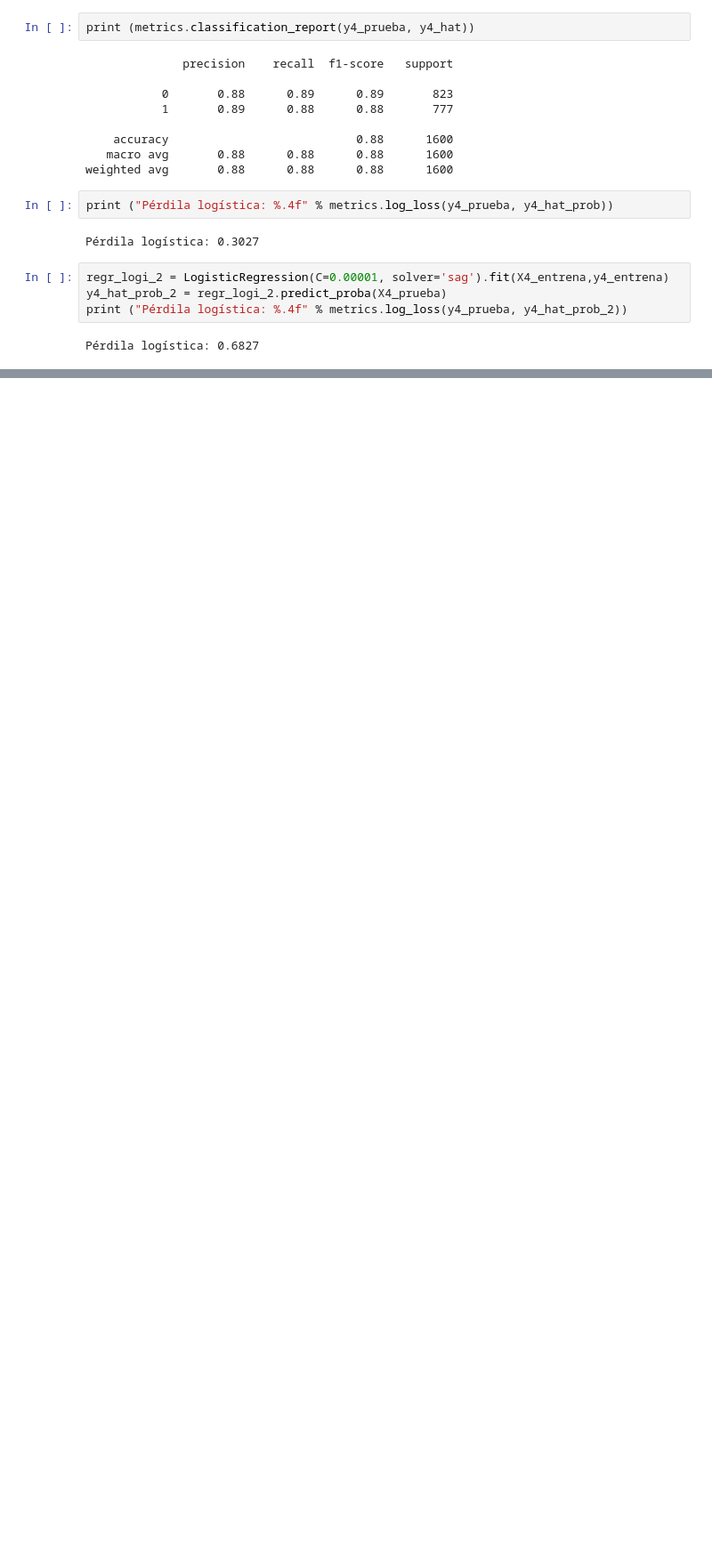
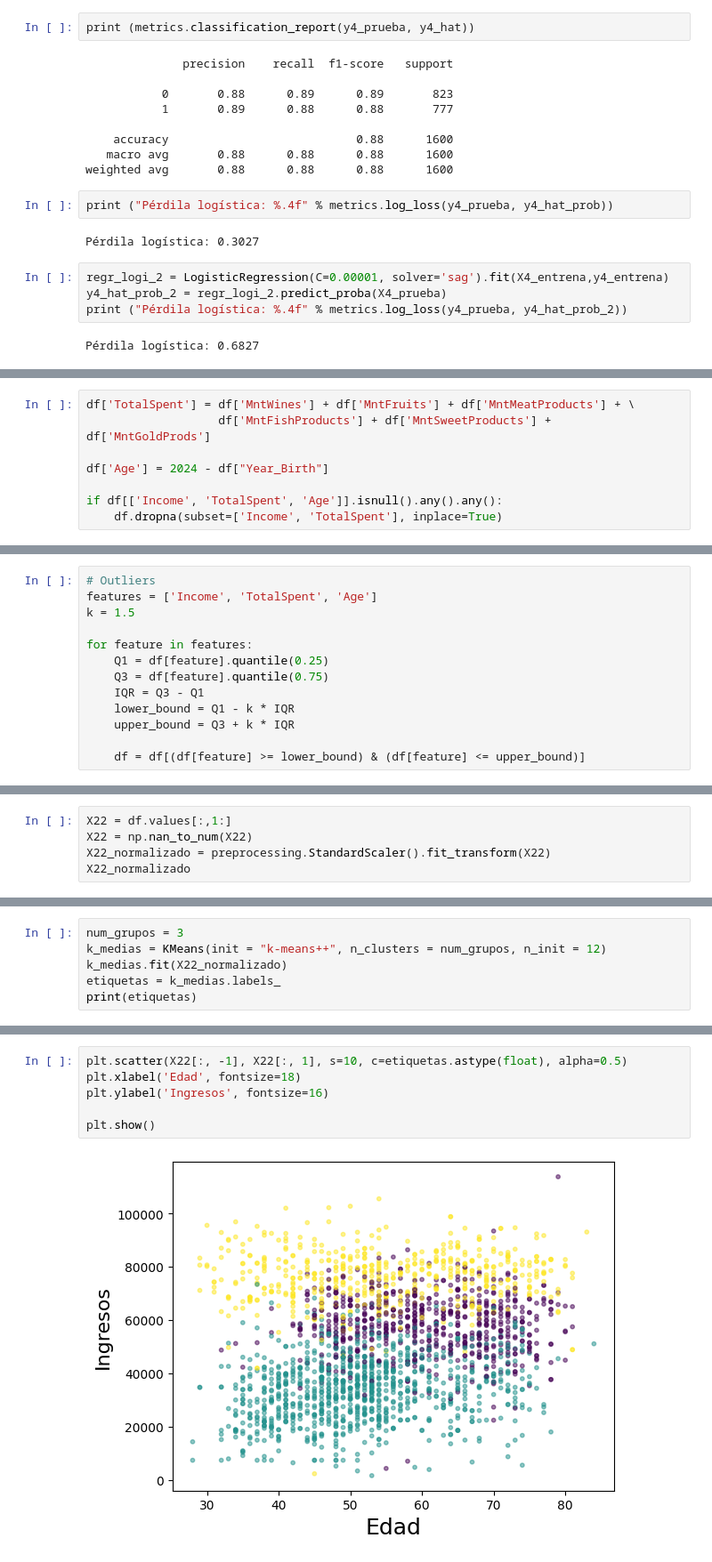
Before and after one commit to DiegoAraneda98/TPCD-Tarea-3, a Jupyter notebook: Tarea3.ipynb, the cells around one changed output, grey strips where cells are left out. Shown at 89% size. Saved outputs shown, nothing was run; the diff lists cells and outputs as text; blank space fills up the shorter version.

```diff
--- a/Tarea3.ipynb
+++ b/Tarea3.ipynb
@@ -529,0 +501,8 @@ Pérdila logística: 0.6827
+# %%
+df['TotalSpent'] = df['MntWines'] + df['MntFruits'] + df['MntMeatProducts'] + \
+                   df['MntFishProducts'] + df['MntSweetProducts'] + df['MntGoldProds']
+
+df['Age'] = 2024 - df["Year_Birth"]
+
+if df[['Income', 'TotalSpent', 'Age']].isnull().any().any():
+    df.dropna(subset=['Income', 'TotalSpent'], inplace=True)
@@ -529,0 +511,13 @@ Pérdila logística: 0.6827
+# %%
+# Outliers
+features = ['Income', 'TotalSpent', 'Age']
+k = 1.5
+
+for feature in features:
+    Q1 = df[feature].quantile(0.25)
+    Q3 = df[feature].quantile(0.75)
+    IQR = Q3 - Q1
+    lower_bound = Q1 - k * IQR
+    upper_bound = Q3 + k * IQR
+
+    df = df[(df[feature] >= lower_bound) & (df[feature] <= upper_bound)]
@@ -529,0 +532,5 @@ Pérdila logística: 0.6827
+# %%
+X22 = df.values[:,1:]
+X22 = np.nan_to_num(X22)
+X22_normalizado = preprocessing.StandardScaler().fit_transform(X22)
+X22_normalizado
@@ -529,0 +545,6 @@ Pérdila logística: 0.6827
+# %%
+num_grupos = 3
+k_medias = KMeans(init = "k-means++", n_clusters = num_grupos, n_init = 12)
+k_medias.fit(X22_normalizado)
+etiquetas = k_medias.labels_
+print(etiquetas)
@@ -529,0 +573,8 @@ Pérdila logística: 0.6827
+# %%
+plt.scatter(X22[:, -1], X22[:, 1], s=10, c=etiquetas.astype(float), alpha=0.5)
+plt.xlabel('Edad', fontsize=18)
+plt.ylabel('Ingresos', fontsize=16)
+
+plt.show()
+# %% [output]
+[figure, added]
```
Also changed, not shown: parts of 21 cells of this notebook, 1 other file.
